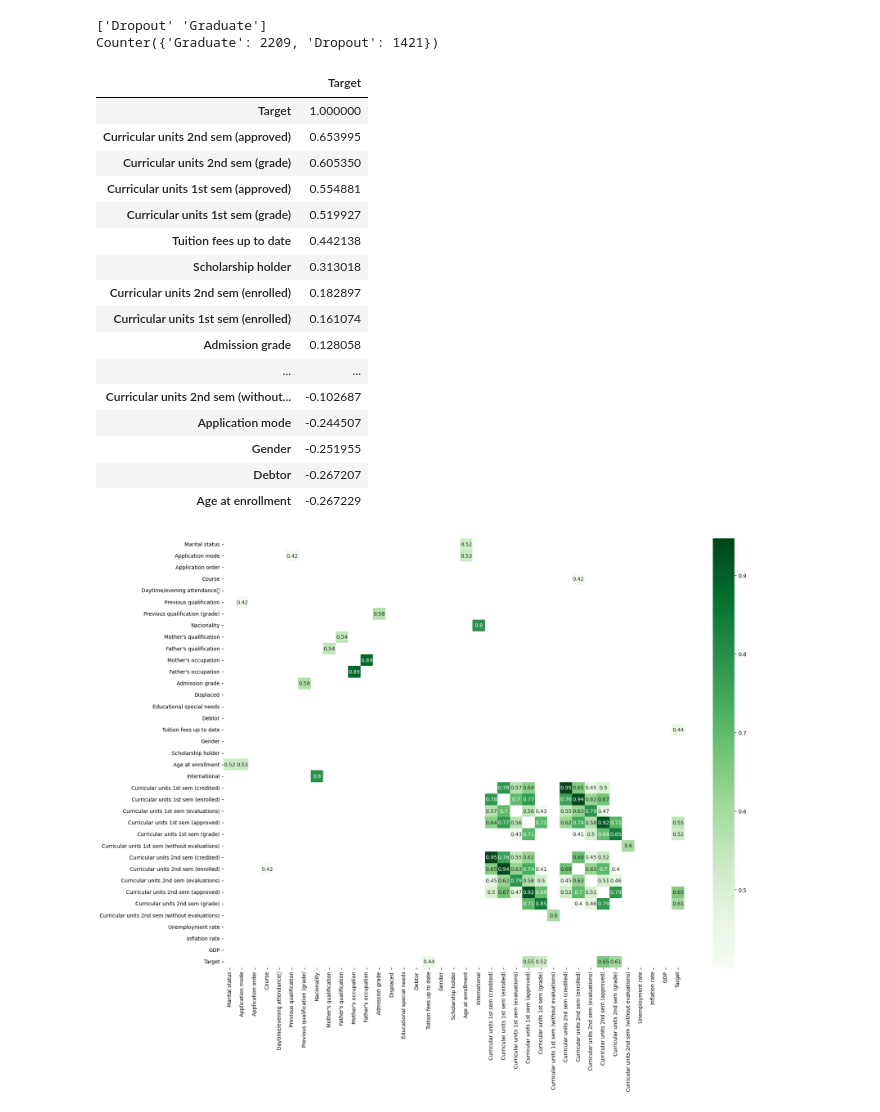
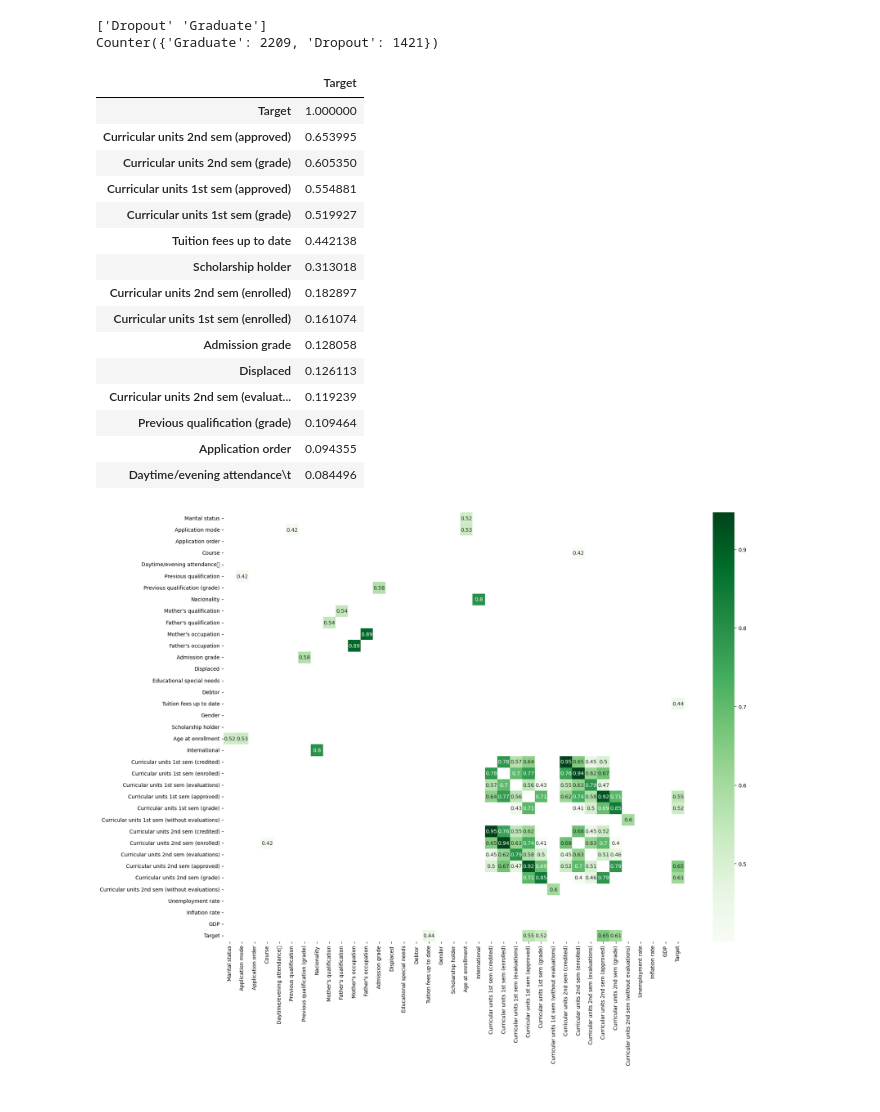
Before and after one commit to LLUhlin/data-science-project, a Jupyter notebook: student_dropout.ipynb, the cells around one changed output. Cells and saved outputs as stored; diff of their text form; code cells hidden in the pictures.

```diff
--- a/student_dropout.ipynb
+++ b/student_dropout.ipynb
@@ -152,25 +152,25 @@ label = le.fit_transform(dft2['Target'])
 dft2.drop("Target", axis=1, inplace=True)
 dft2["Target"] = label
 # %%
-pd.DataFrame(dft2.corr()[dft2.columns[-1:]]).sort_values(by=['Target'], ascending=False)
+target_corr = pd.DataFrame(dft2.corr()[dft2.columns[-1:]]).sort_values(by=['Target'], ascending=False)
+target_corr.head(15)
 # %% [output]
 |  | Target |
 | Target | 1.000000 |
 | Curricular units 2nd sem (approved) | 0.653995 |
 | Curricular units 2nd sem (grade) | 0.605350 |
 | Curricular units 1st sem (approved) | 0.554881 |
 | Curricular units 1st sem (grade) | 0.519927 |
 | Tuition fees up to date | 0.442138 |
 | Scholarship holder | 0.313018 |
 | Curricular units 2nd sem (enrolled) | 0.182897 |
 | Curricular units 1st sem (enrolled) | 0.161074 |
 | Admission grade | 0.128058 |
-| ... | ... |
-| Curricular units 2nd sem (without... | -0.102687 |
-| Application mode | -0.244507 |
-| Gender | -0.251955 |
-| Debtor | -0.267207 |
-| Age at enrollment | -0.267229 |
+| Displaced | 0.126113 |
+| Curricular units 2nd sem (evaluat... | 0.119239 |
+| Previous qualification (grade) | 0.109464 |
+| Application order | 0.094355 |
+| Daytime/evening attendance\t | 0.084496 |
 # %%
 cmatrix = dft2.corr()
 plt.figure(figsize=(20,15))
```
Also changed, not shown: parts of 3 cells of this notebook.
